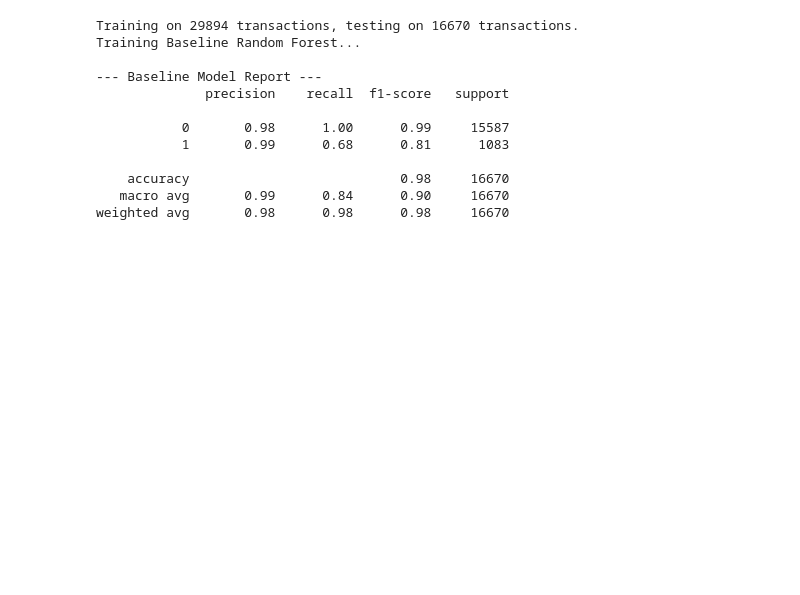
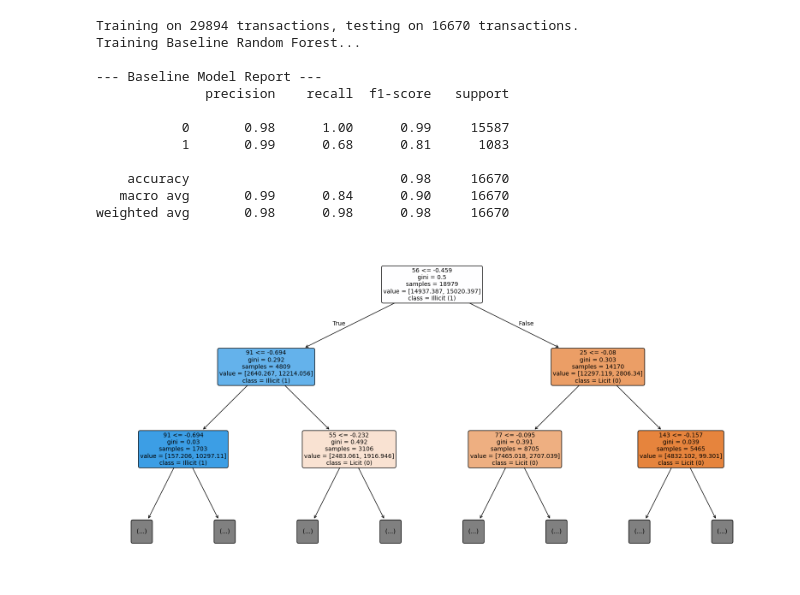
Before and after one commit to pearchew/fraud_detection_model, a Jupyter notebook: graph_networks_for_aml.ipynb, the cells around one changed output. Saved outputs shown, nothing was run; the diff lists cells and outputs as text; code cells hidden in the pictures; blank space fills up the shorter version.

```diff
--- a/graph_networks_for_aml.ipynb
+++ b/graph_networks_for_aml.ipynb
@@ -157,3 +161,27 @@ Training Baseline Random Forest...
     accuracy                           0.98     16670
    macro avg       0.99      0.84      0.90     16670
 weighted avg       0.98      0.98      0.98     16670
+# %%
+import matplotlib.pyplot as plt
+from sklearn.tree import plot_tree
+
+# 1. Extract the very first tree from our forest
+single_tree = rf_baseline.estimators_[0]
+
+# 2. Set up the plot size
+plt.figure(figsize=(20, 10))
+
+# 3. Plot the tree! (max_depth=2 keeps it readable)
+plot_tree(
+    single_tree,
+    max_depth=2,
+    feature_names=X_train.columns.tolist(),
+    class_names=['Licit (0)', 'Illicit (1)'],
+    filled=True,
+    rounded=True,
+    fontsize=10
+)
+
+plt.show()
+# %% [output]
+[figure, added]
```
Also changed, not shown: parts of 2 cells of this notebook.
